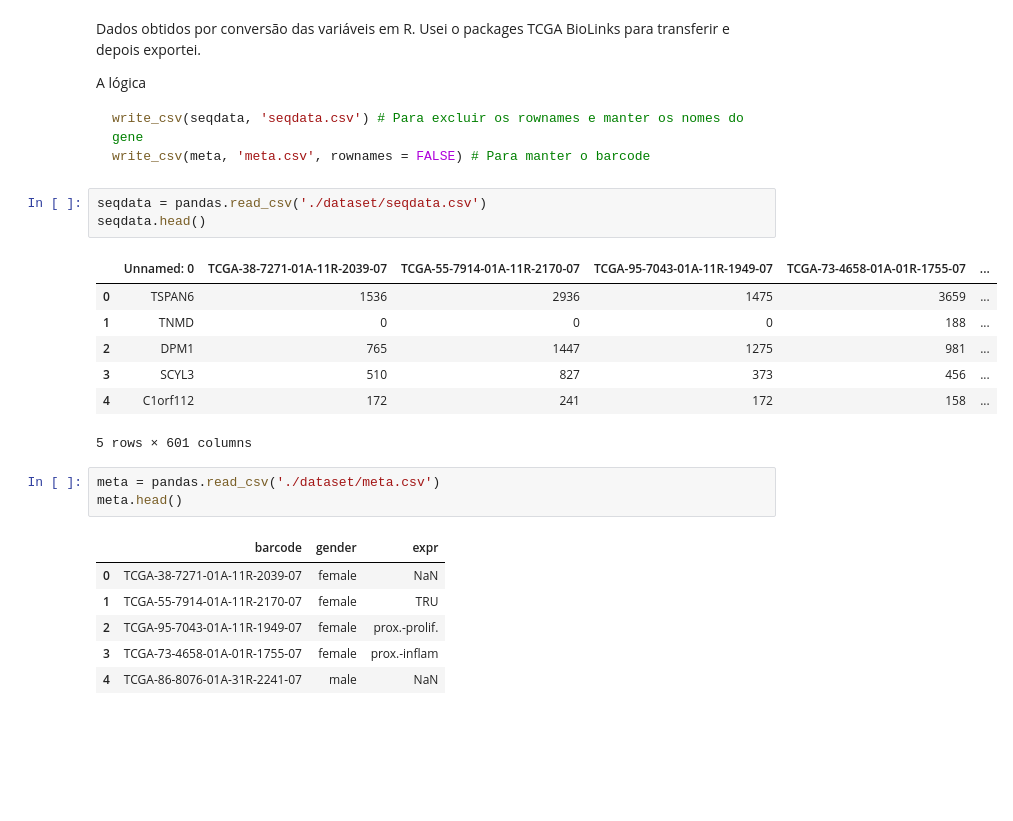
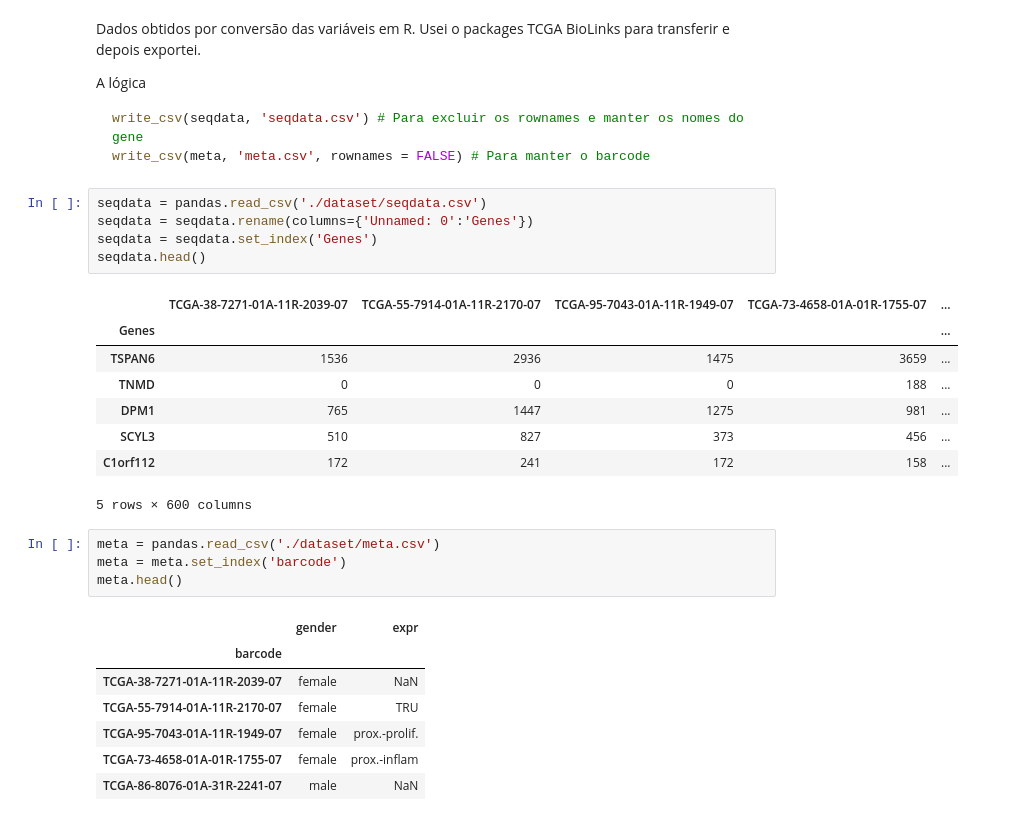
Before and after one commit to ketamine-juice/Extra-o, a Jupyter notebook: python/test.ipynb, the cells around one changed output. Drawn from its saved outputs; the diff is of its cells as text; blank space fills up the shorter version.

````diff
--- a/python/test.ipynb
+++ b/python/test.ipynb
@@ -11,25 +21,30 @@ write_csv(meta, 'meta.csv', rownames = FALSE) # Para manter o barcode
 ```
 # %%
 seqdata = pandas.read_csv('./dataset/seqdata.csv')
+seqdata = seqdata.rename(columns={'Unnamed: 0':'Genes'})
+seqdata = seqdata.set_index('Genes')
 seqdata.head()
 # %% [output]
-|  | Unnamed: 0 | TCGA-38-7271-01A-11R-2039-07 | TCGA-55-7914-01A-11R-2170-07 | TCGA-95-7043-01A-11R-1949-07 | TCGA-73-4658-01A-01R-1755-07 | ... |
-| 0 | TSPAN6 | 1536 | 2936 | 1475 | 3659 | ... |
-| 1 | TNMD | 0 | 0 | 0 | 188 | ... |
-| 2 | DPM1 | 765 | 1447 | 1275 | 981 | ... |
-| 3 | SCYL3 | 510 | 827 | 373 | 456 | ... |
-| 4 | C1orf112 | 172 | 241 | 172 | 158 | ... |
+|  | TCGA-38-7271-01A-11R-2039-07 | TCGA-55-7914-01A-11R-2170-07 | TCGA-95-7043-01A-11R-1949-07 | TCGA-73-4658-01A-01R-1755-07 | ... |
+| Genes |  |  |  |  | ... |
+| TSPAN6 | 1536 | 2936 | 1475 | 3659 | ... |
+| TNMD | 0 | 0 | 0 | 188 | ... |
+| DPM1 | 765 | 1447 | 1275 | 981 | ... |
+| SCYL3 | 510 | 827 | 373 | 456 | ... |
+| C1orf112 | 172 | 241 | 172 | 158 | ... |
-5 rows × 601 columns
+5 rows × 600 columns
 # %%
 meta = pandas.read_csv('./dataset/meta.csv')
+meta = meta.set_index('barcode')
 meta.head()
 # %% [output]
-|  | barcode | gender | expr |
-| 0 | TCGA-38-7271-01A-11R-2039-07 | female | NaN |
-| 1 | TCGA-55-7914-01A-11R-2170-07 | female | TRU |
-| 2 | TCGA-95-7043-01A-11R-1949-07 | female | prox.-prolif. |
-| 3 | TCGA-73-4658-01A-01R-1755-07 | female | prox.-inflam |
-| 4 | TCGA-86-8076-01A-31R-2241-07 | male | NaN |
+|  | gender | expr |
+| barcode |  |  |
+| TCGA-38-7271-01A-11R-2039-07 | female | NaN |
+| TCGA-55-7914-01A-11R-2170-07 | female | TRU |
+| TCGA-95-7043-01A-11R-1949-07 | female | prox.-prolif. |
+| TCGA-73-4658-01A-01R-1755-07 | female | prox.-inflam |
+| TCGA-86-8076-01A-31R-2241-07 | male | NaN |
 # %%
 meta.isna().any()
 # %% [output]
````
Also changed, not shown: parts of 17 cells of this notebook, 2 other files.
